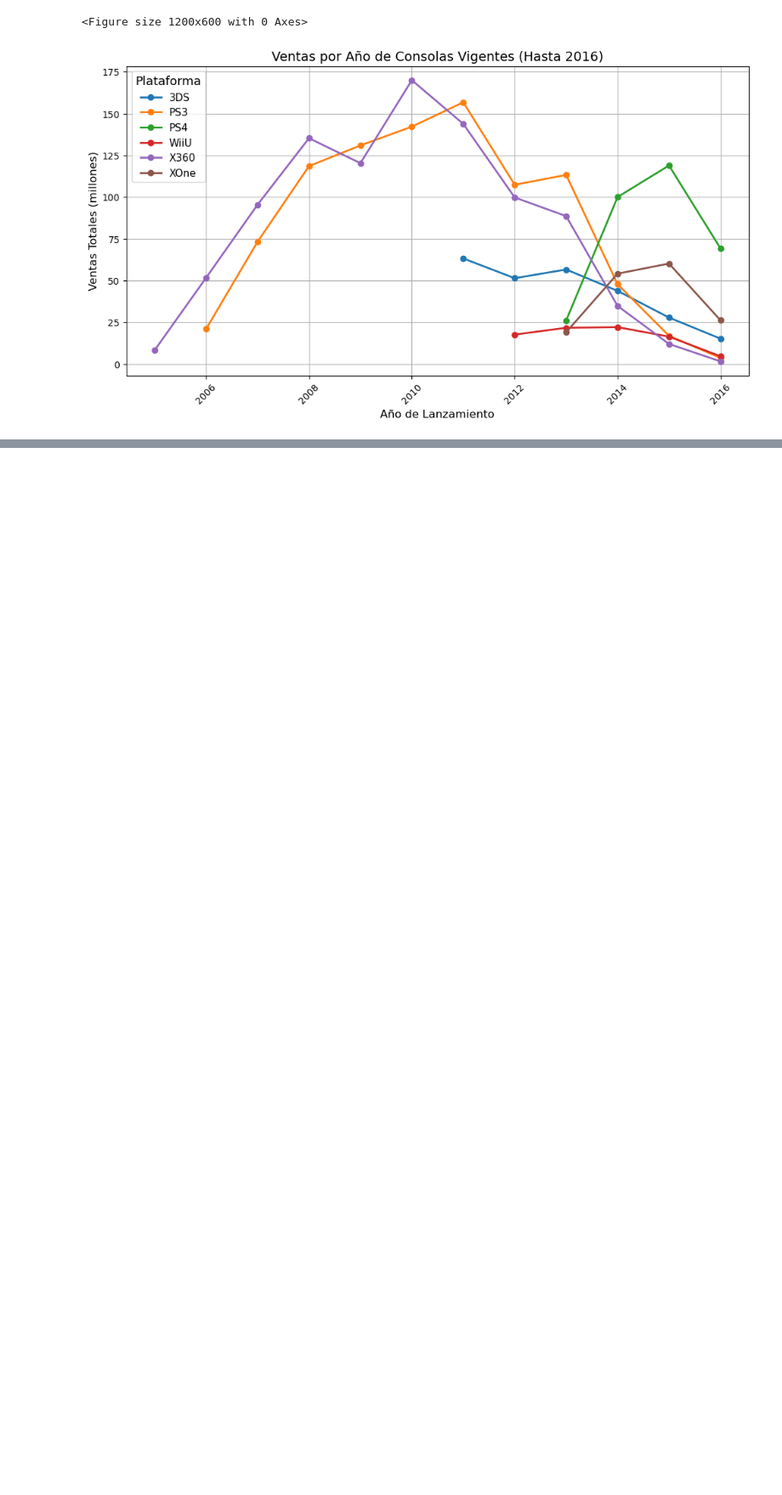
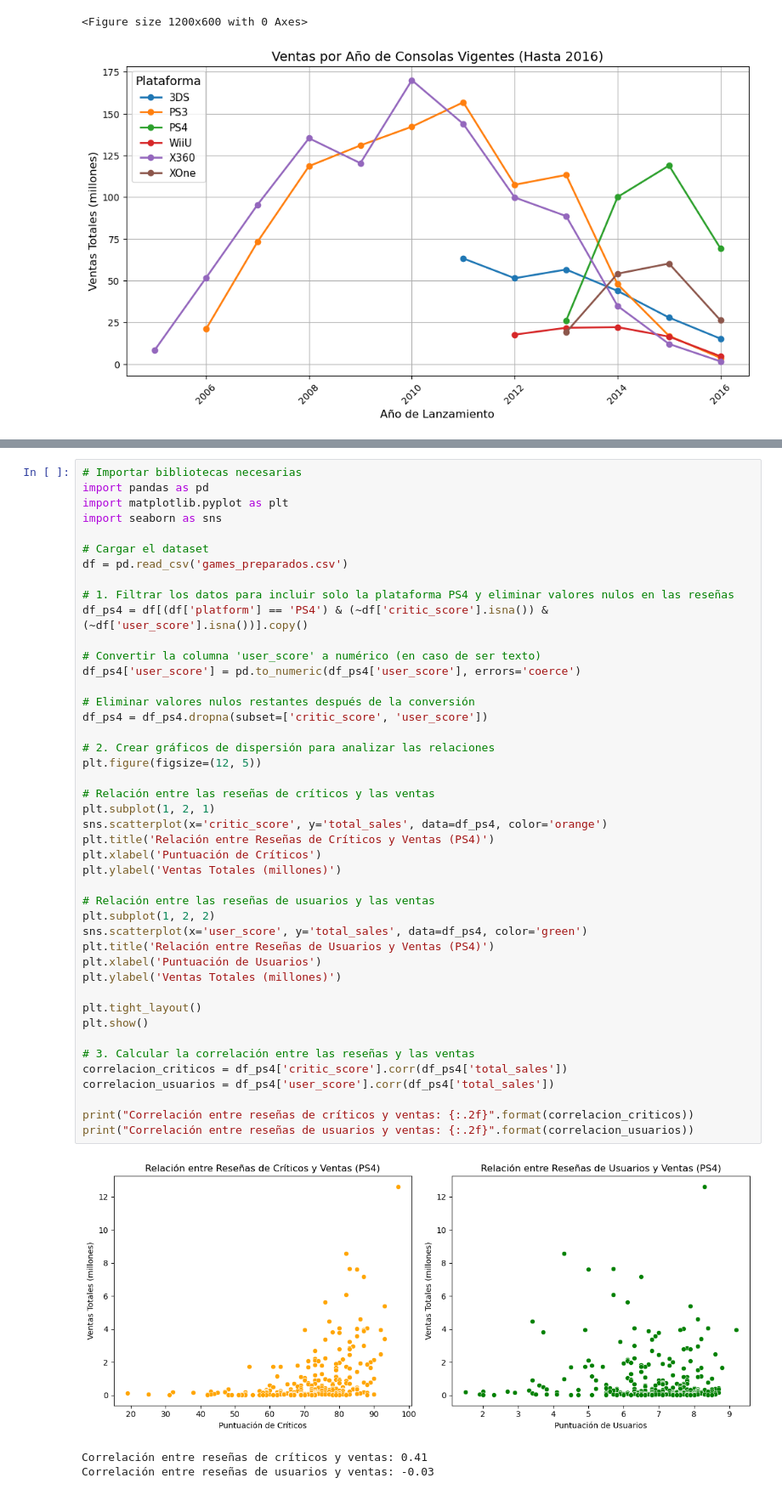
Before and after one commit to reyesleo22/Analisis_-de-Consolas-2016, a Jupyter notebook: reporte.ipynb, the cells around one changed output, grey strips where cells are left out. Shown: that part at 85% size. Saved outputs shown, nothing was run; the diff lists cells and outputs as text; blank space fills up the shorter version.

```diff
--- a/reporte.ipynb
+++ b/reporte.ipynb
@@ -361,0 +417,48 @@ plt.show()
+# %%
+# Importar bibliotecas necesarias
+import pandas as pd
+import matplotlib.pyplot as plt
+import seaborn as sns
+
+# Cargar el dataset
+df = pd.read_csv('games_preparados.csv')
+
+# 1. Filtrar los datos para incluir solo la plataforma PS4 y eliminar valores nulos en las reseñas
+df_ps4 = df[(df['platform'] == 'PS4') & (~df['critic_score'].isna()) & (~df['user_score'].isna())].copy()
+
+# Convertir la columna 'user_score' a numérico (en caso de ser texto)
+df_ps4['user_score'] = pd.to_numeric(df_ps4['user_score'], errors='coerce')
+
+# Eliminar valores nulos restantes después de la conversión
+df_ps4 = df_ps4.dropna(subset=['critic_score', 'user_score'])
+
+# 2. Crear gráficos de dispersión para analizar las relaciones
+plt.figure(figsize=(12, 5))
+
+# Relación entre las reseñas de críticos y las ventas
+plt.subplot(1, 2, 1)
+sns.scatterplot(x='critic_score', y='total_sales', data=df_ps4, color='orange')
+plt.title('Relación entre Reseñas de Críticos y Ventas (PS4)')
+plt.xlabel('Puntuación de Críticos')
+plt.ylabel('Ventas Totales (millones)')
+
+# Relación entre las reseñas de usuarios y las ventas
+plt.subplot(1, 2, 2)
+sns.scatterplot(x='user_score', y='total_sales', data=df_ps4, color='green')
+plt.title('Relación entre Reseñas de Usuarios y Ventas (PS4)')
+plt.xlabel('Puntuación de Usuarios')
+plt.ylabel('Ventas Totales (millones)')
+
+plt.tight_layout()
+plt.show()
+
+# 3. Calcular la correlación entre las reseñas y las ventas
+correlacion_criticos = df_ps4['critic_score'].corr(df_ps4['total_sales'])
+correlacion_usuarios = df_ps4['user_score'].corr(df_ps4['total_sales'])
+
+print("Correlación entre reseñas de críticos y ventas: {:.2f}".format(correlacion_criticos))
+print("Correlación entre reseñas de usuarios y ventas: {:.2f}".format(correlacion_usuarios))
+# %% [output]
+[figure, added]
+Correlación entre reseñas de críticos y ventas: 0.41
+Correlación entre reseñas de usuarios y ventas: -0.03
```
Also changed, not shown: parts of 11 cells of this notebook.
